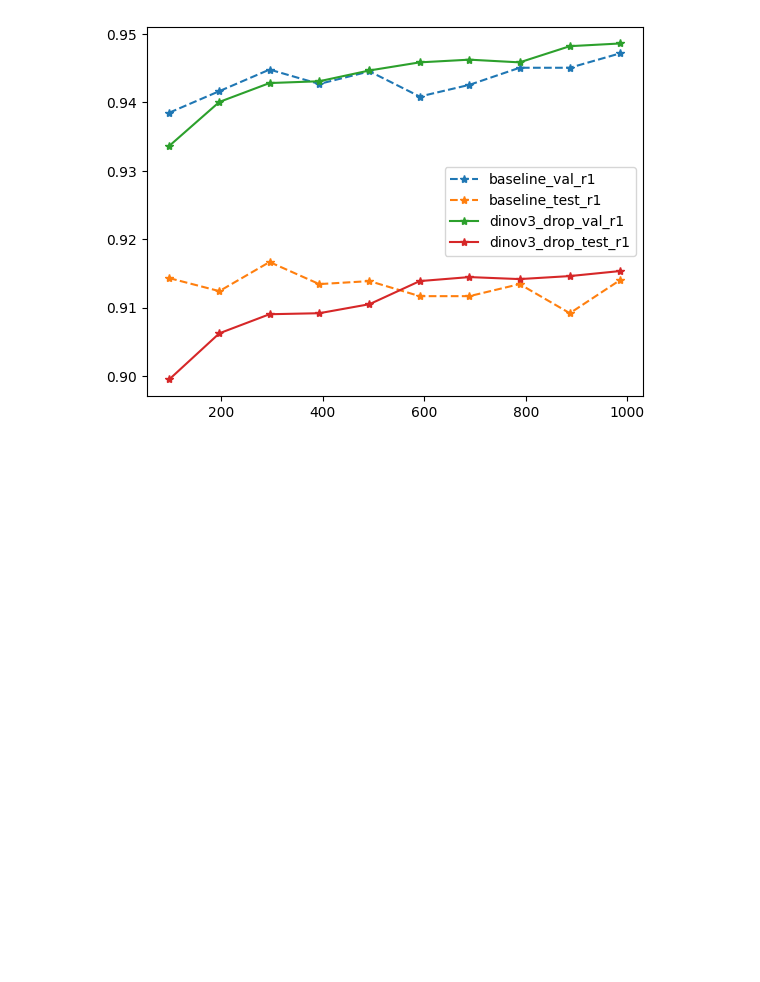
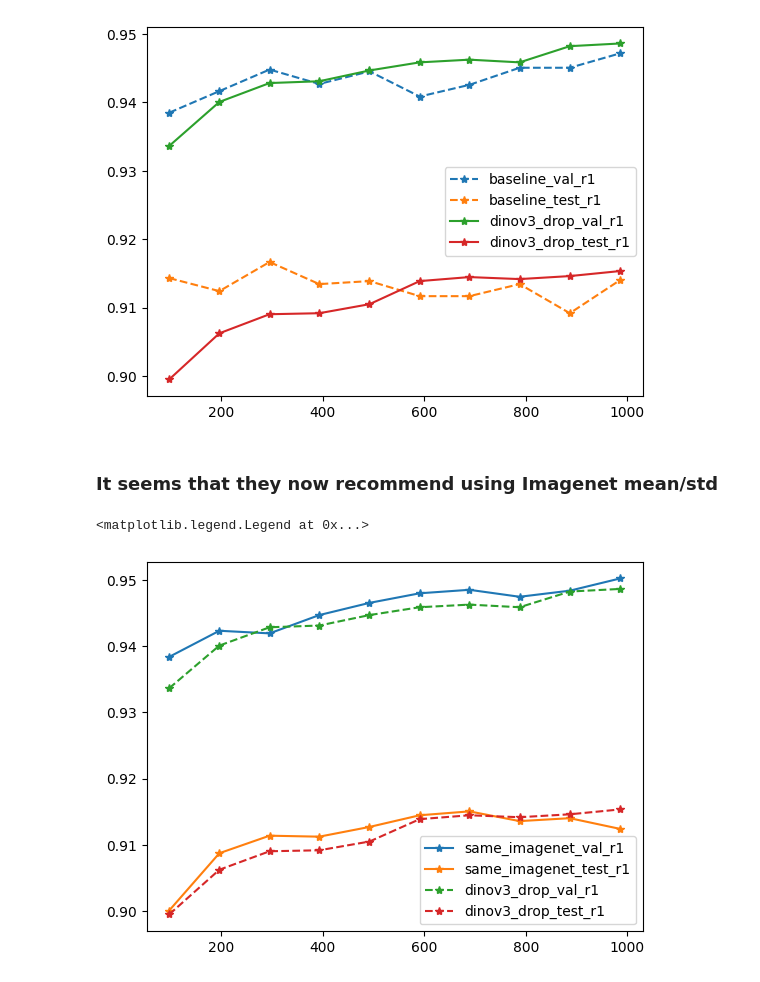
Before and after one commit to L4rralde/salad_results, a Jupyter notebook: dinov3_salad_charts.ipynb, the cells around one changed output. Drawn from its saved outputs; the diff is of its cells as text; code cells hidden in the pictures; blank space fills up the shorter version.

Commit message:
Adding dinov3 drop last layer with imagenet mean_std

```diff
--- a/dinov3_salad_charts.ipynb
+++ b/dinov3_salad_charts.ipynb
@@ -204,3 +212,18 @@ plt.legend()
 # %% [output]
 <matplotlib.legend.Legend at 0x...>
 [figure]
+# %% [markdown]
+### It seems that they now recommend using Imagenet mean/std
+# %%
+drop_last_imagenet = logs['dinov3_drop_last_layer_imagenet']
+
+plt.plot(drop_last_imagenet.metrics['pitts30k_val/R1'].dropna(), '-*', label= 'same_imagenet_val_r1')
+plt.plot(drop_last_imagenet.metrics['pitts30k_test/R1'].dropna(), '-*',label = 'same_imagenet_test_r1')
+
+plt.plot(drop_last.metrics['pitts30k_val/R1'].dropna(), '--*', label= 'dinov3_drop_val_r1')
+plt.plot(drop_last.metrics['pitts30k_test/R1'].dropna(), '--*', label = 'dinov3_drop_test_r1')
+
+plt.legend()
+# %% [output]
+<matplotlib.legend.Legend at 0x...>
+[figure, added]
```
Also changed, not shown: parts of 3 cells of this notebook, 2 other files.
